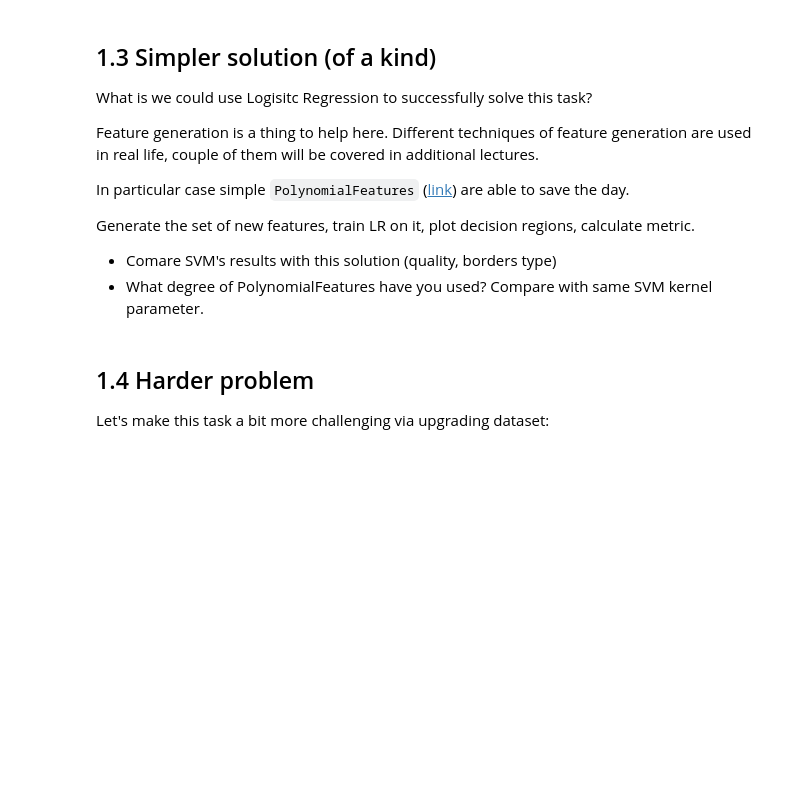
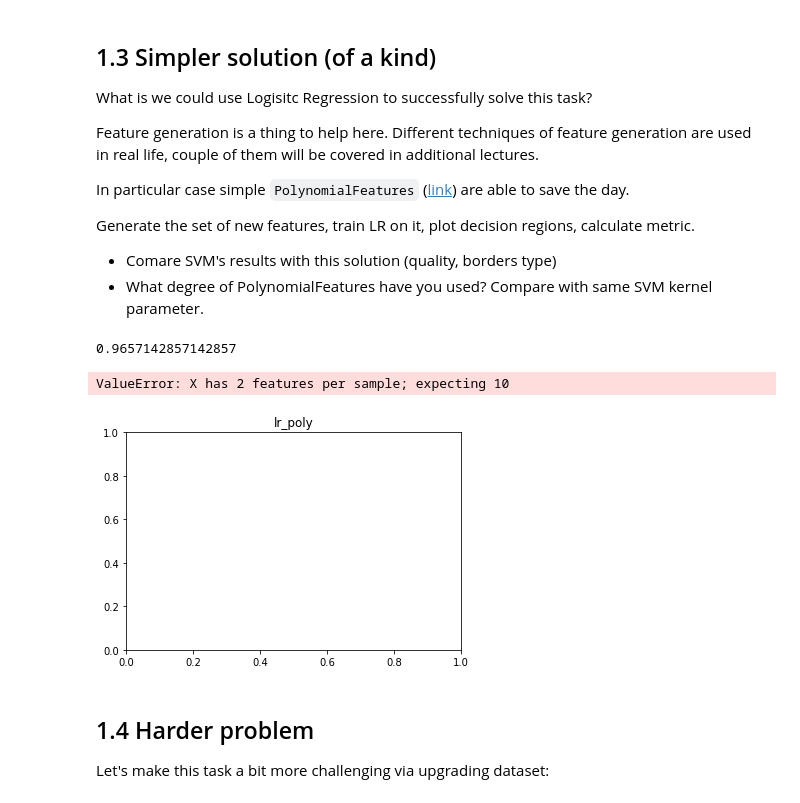
Before and after one commit to GreenSeed/ml-mipt, a Jupyter notebook: homeworks_basic/Lab1_ML_pipeline_and_SVM/Lab1_part3_SVM.ipynb, the cells around one changed output. Cells and saved outputs as stored; diff of their text form; code cells hidden in the pictures; blank space fills up the shorter version.

```diff
--- a/homeworks_basic/Lab1_ML_pipeline_and_SVM/Lab1_part3_SVM.ipynb
+++ b/homeworks_basic/Lab1_ML_pipeline_and_SVM/Lab1_part3_SVM.ipynb
@@ -85,3 +158,17 @@ from sklearn.preprocessing import PolynomialFeatures
+# %%
+from sklearn.preprocessing import PolynomialFeatures
+poly = PolynomialFeatures(3)
+lr_poly = LogisticRegression(solver='saga',tol=1e-3,max_iter=500) # add some params
+plot_decisions(X_train,X_test,y_train,y_test,lr,preprocessor=poly,title="lr_poly")
+
+svm_poly = SVC(kernel='poly', degree=3)
+plot_decisions(X_train,X_test,y_train,y_test,svm_poly,title="svm_poly")
+
+### YOUR CODE HERE
+# %% [output]
+0.9657142857142857
+ValueError: X has 2 features per sample; expecting 10
+[figure, added]
 # %% [markdown]
 ## 1.4 Harder problem
 
```
Also changed, not shown: parts of 9 cells of this notebook.
